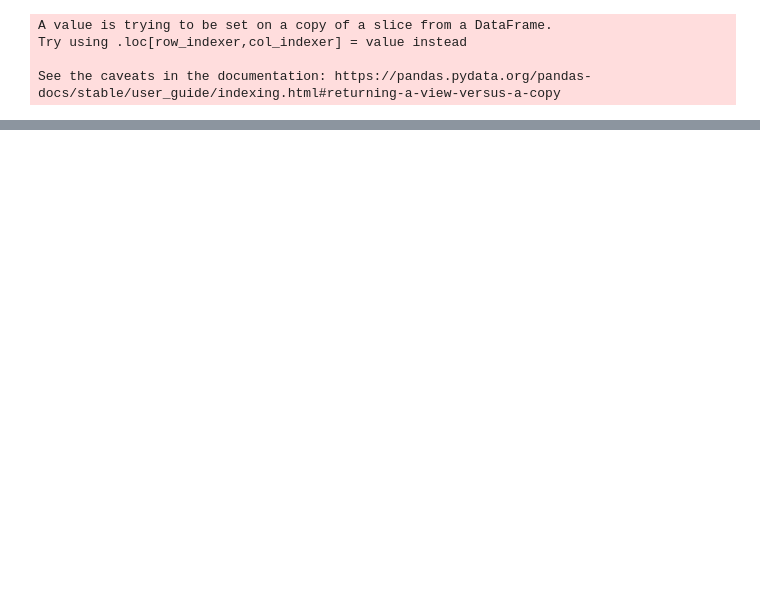
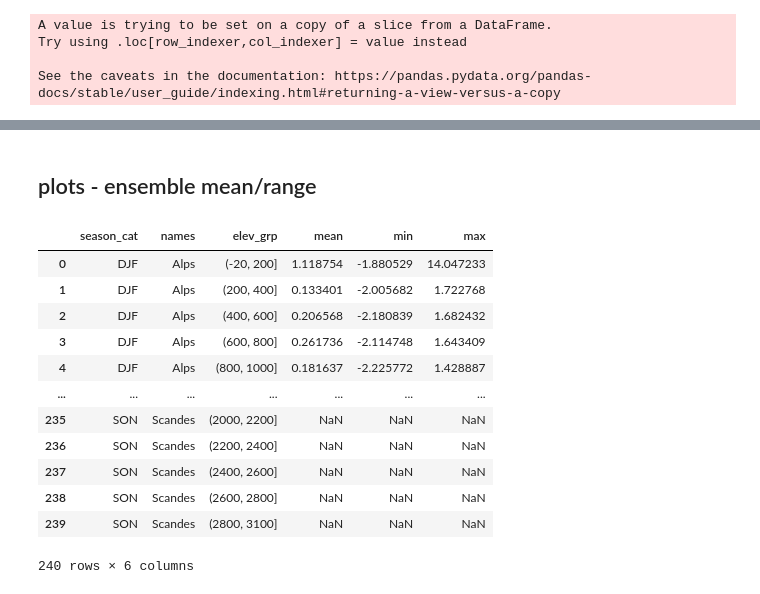
Before and after one commit to euro-cordex/mountains-elevdep-evaluation, a Jupyter notebook: notebooks/plot-03-elevdep.ipynb, the cells around one changed output, grey strips where cells are left out. Drawn from its saved outputs; the diff is of its cells as text; code cells hidden in the pictures; blank space fills up the shorter version.

```diff
--- a/notebooks/plot-03-elevdep.ipynb
+++ b/notebooks/plot-03-elevdep.ipynb
@@ -145,3 +153,29 @@ gg.save(filepath_save, width=8, height=6, dpi=300, verbose=False)
 # )
 # gg.show()
 # # gg.save("test.png", width=12, height=8, dpi=300)
+# %% [markdown]
+## plots - ensemble mean/range
+# %%
+# df_regions_mm = df_regions.groupby(["season","rlat","rlon","region","names"])[[variable]].mean()
+# df_regions_mm = df_regions_mm.reset_index()
+
+df_plot_mm = df_plot.groupby(["season_cat","names","elev_grp"]).agg({variable : ["mean", "min", "max"]})
+# df_plot_mm = df_plot_mm.reset_index()
+df_plot_mm = df_plot_mm.reset_index(col_level=1)
+df_plot_mm.columns = df_plot_mm.columns.droplevel(0)
+# df_plot_mm.columns = ['_'.join(col) for col in df_plot_mm.columns]
+df_plot_mm
+# %% [output]
+|  | season_cat | names | elev_grp | mean | min | max |
+| 0 | DJF | Alps | (-20, 200] | 1.118754 | -1.880529 | 14.047233 |
+| 1 | DJF | Alps | (200, 400] | 0.133401 | -2.005682 | 1.722768 |
+| 2 | DJF | Alps | (400, 600] | 0.206568 | -2.180839 | 1.682432 |
+| 3 | DJF | Alps | (600, 800] | 0.261736 | -2.114748 | 1.643409 |
+| 4 | DJF | Alps | (800, 1000] | 0.181637 | -2.225772 | 1.428887 |
+| ... | ... | ... | ... | ... | ... | ... |
+| 235 | SON | Scandes | (2000, 2200] | NaN | NaN | NaN |
+| 236 | SON | Scandes | (2200, 2400] | NaN | NaN | NaN |
+| 237 | SON | Scandes | (2400, 2600] | NaN | NaN | NaN |
+| 238 | SON | Scandes | (2600, 2800] | NaN | NaN | NaN |
+| 239 | SON | Scandes | (2800, 3100] | NaN | NaN | NaN |
+240 rows × 6 columns
```
Also changed, not shown: parts of 9 cells of this notebook, 6 other files.
